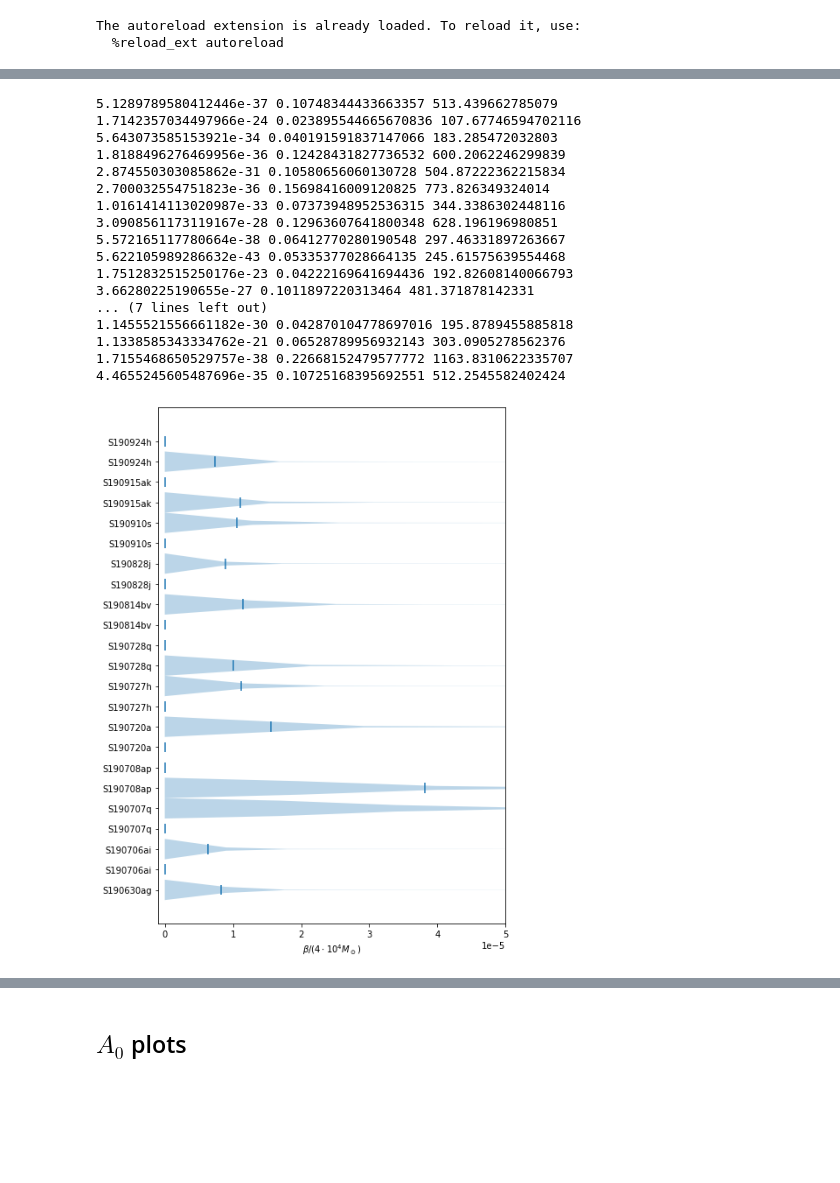
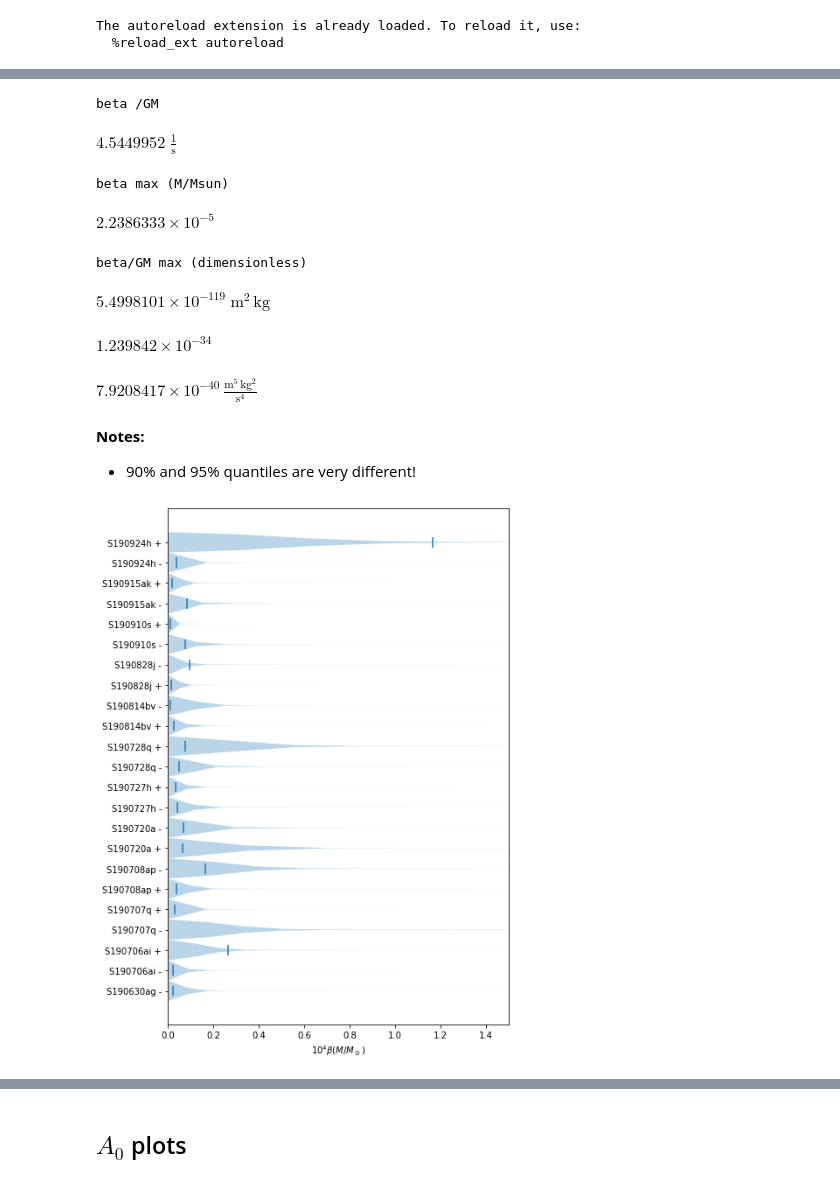
Before and after one commit to Richard-Sti/GSHE_public, a Jupyter notebook: scripts/plot_liv.ipynb, the cells around one changed output, grey strips where cells are left out. Cells and saved outputs as stored; diff of their text form; code cells hidden in the pictures; blank space fills up the shorter version.

```diff
--- a/scripts/plot_liv.ipynb
+++ b/scripts/plot_liv.ipynb
@@ -35,36 +78,44 @@ print(files)
+# %%
+print('beta /GM')
+((A0_typical*(DL_typical)/c.c**1/c.h**2)).decompose()
+# %% [output]
+beta /GM
+$4.5449952 \; \mathrm{\frac{1}{s}}$
+# %%
+print('beta max (M/Msun)')
+(A0_typical*(DL_typical)/c.c**2/c.h**2*c.G*u.solMass/c.c**2).decompose()
+# %% [output]
+beta max (M/Msun)
+$2.2386333 \times 10^{-5} \; \mathrm{}$
+# %%
+print('beta/GM max (dimensionless)')
+((A0_typical*(DL_typical))*c.G/c.c**6).decompose()
+# %% [output]
+beta/GM max (dimensionless)
+$5.4998101 \times 10^{-119} \; \mathrm{m^{2}\,kg}$
+# %%
+((c.h*c.c/(l_eff_typical*u.m))/u.eV).decompose()
+# %% [output]
+$1.239842 \times 10^{-34} \; \mathrm{}$
 # %%
 #importlib.reload(utils)
 
 beta_over_M_raw = []
 
 names = []
+file_names = []
 for i, file in enumerate(files):
     btOm = utils.beta_over_M_from_liv_samples(join(loaddir, file))
     if btOm is not None:
         beta_over_M_raw.append(btOm)
         names.append(names_all[i])
+        file_names.append(file)
+
 
 
 sort = np.argsort(names)
 names = [names[i] for i in sort]
+file_names = [file_names[i] for i in sort]
 beta_over_M_raw = [beta_over_M_raw[i] for i in sort]
 
 #print(beta_over_M)
-# %% [output]
-5.1289789580412446e-37 0.10748344433663357 513.439662785079
-1.7142357034497966e-24 0.023895544665670836 107.67746594702116
-5.643073585153921e-34 0.040191591837147066 183.285472032803
-1.8188496276469956e-36 0.12428431827736532 600.2062246299839
-2.874550303085862e-31 0.10580656060130728 504.87222362215834
-2.700032554751823e-36 0.15698416009120825 773.826349324014
-1.0161414113020987e-33 0.07373948952536315 344.3386302448116
-3.0908561173119167e-28 0.12963607641800348 628.196196980851
-5.572165117780664e-38 0.06412770280190548 297.46331897263667
-5.622105989286632e-43 0.05335377028664135 245.61575639554468
-1.7512832515250176e-23 0.04222169641694436 192.82608140066793
-3.66280225190655e-27 0.1011897220313464 481.371878142331
-... (7 lines left out)
-1.1455521556661182e-30 0.042870104778697016 195.8789455885818
-1.1338585343334762e-21 0.06528789956932143 303.0905278562376
-1.7155468650529757e-38 0.22668152479577772 1163.8310622335707
-4.4655245605487696e-35 0.10725168395692551 512.2545582402424
@@ -73,20 +122,40 @@ beta_over_M_raw = [beta_over_M_raw[i] for i in sort]
+# %%
+#print(beta_over_M)
+from astropy import units as u
+from astropy import constants as c
+(u.Mpc*u.peV**2).decompose()
+# %% [output]
+$\mathrm{7.9208417 \times 10^{-40}\,\frac{m^{5}\,kg^{2}}{s^{4}}}$
+# %% [markdown]
+**Notes:**
+* 90% and 95\% quantiles are very different!
 # %%
 plt.figure(figsize=(9 * 0.75, 9))
 
 #Coefficient from our long paper, eq 4.5
 #assumes: luminosity_distance in Mpc, A0 = our c0 and is in ev^2
-#NOTE: A0 in peV to eV
-beta_over_M = [bt*(1e-12)**2/(1e-23)**2/1e3*0.148/(5e4) for bt in beta_over_M_raw]
+#NOTE: A0 in peV^2 to eV^2
+#beta_over_M = [bt*(1e-12)**2/(1e-23)**2/1e3*0.148/(5e4) for bt in beta_over_M_raw]
 
-plt.violinplot(beta_over_M, showmeans=True, vert=False, showextrema=False, widths=1)
+factor = (u.peV**2*u.Mpc/c.c**2/c.h**2*c.G*u.solMass/c.c**2).decompose()
+
+beta_1Msun = [bt*float(factor) for bt in beta_over_M_raw]
+
+colors = ['b' if 'plus' in f else 'r' for f in file_names]
+sign = ['+' if 'plus' in f else '-' for f in file_names]
+
+scale = 1e4
+#beta_p = [b for]
+
+plt.violinplot(np.abs(beta_1Msun)*scale, showmeans=False, vert=False, showextrema=False, widths=1,quantiles=[[.9] for b in beta_1Msun])#,color=colors)
 yticks = np.arange(1, len(names) + 1)
-plt.yticks(yticks, names)
-plt.xlim(-1e-6, 5e-5)
+plt.yticks(yticks, [nam+' '+sign[i] for i,nam in enumerate(names)])
+plt.xlim(0, 1.5e-4*scale)
 #plt.xscale('log')
 
-plt.xlabel(r"$\beta/(4\cdot 10^4 M_\odot)$")
+plt.xlabel(r"$10^4\beta(M/M_\odot)$")
 plt.tight_layout()
 #plt.savefig("/Users/stiskalek/Downloads/A0s.png", dpi=450)
 plt.show()
 # %% [output]
-[figure, old version]
+[figure, new version]
```
Also changed, not shown: parts of 21 cells of this notebook, 1 other file.
